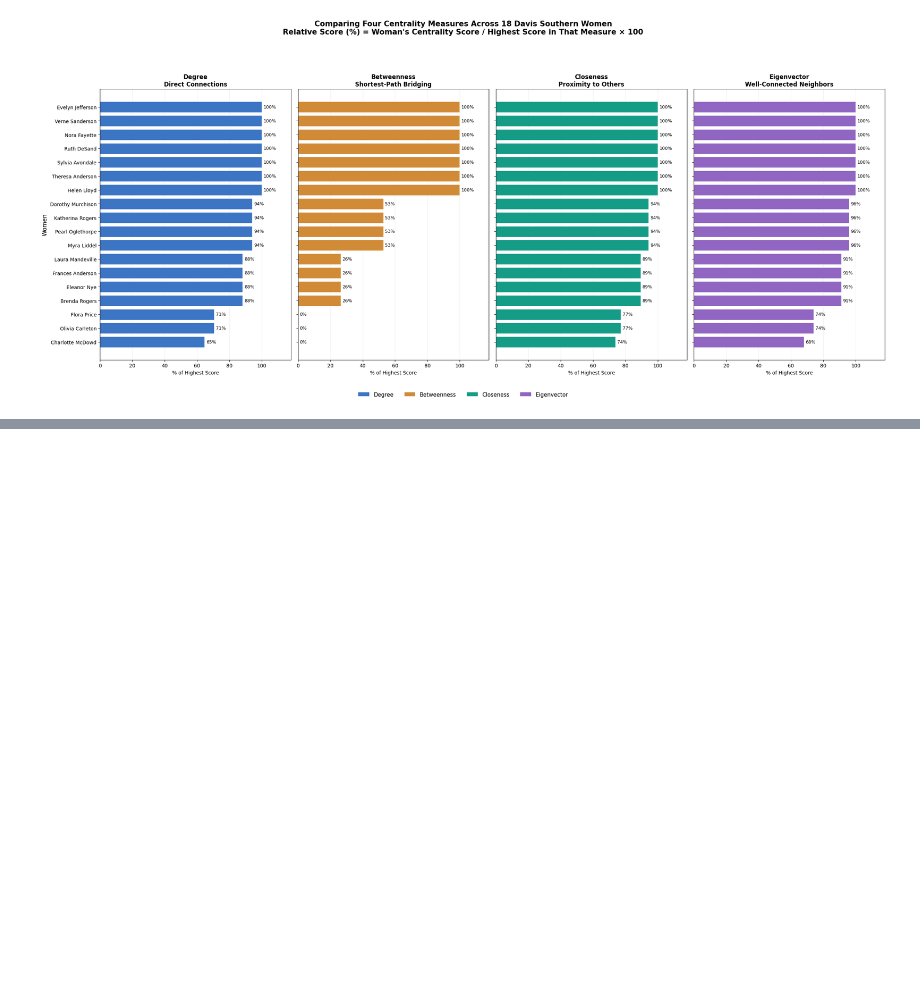
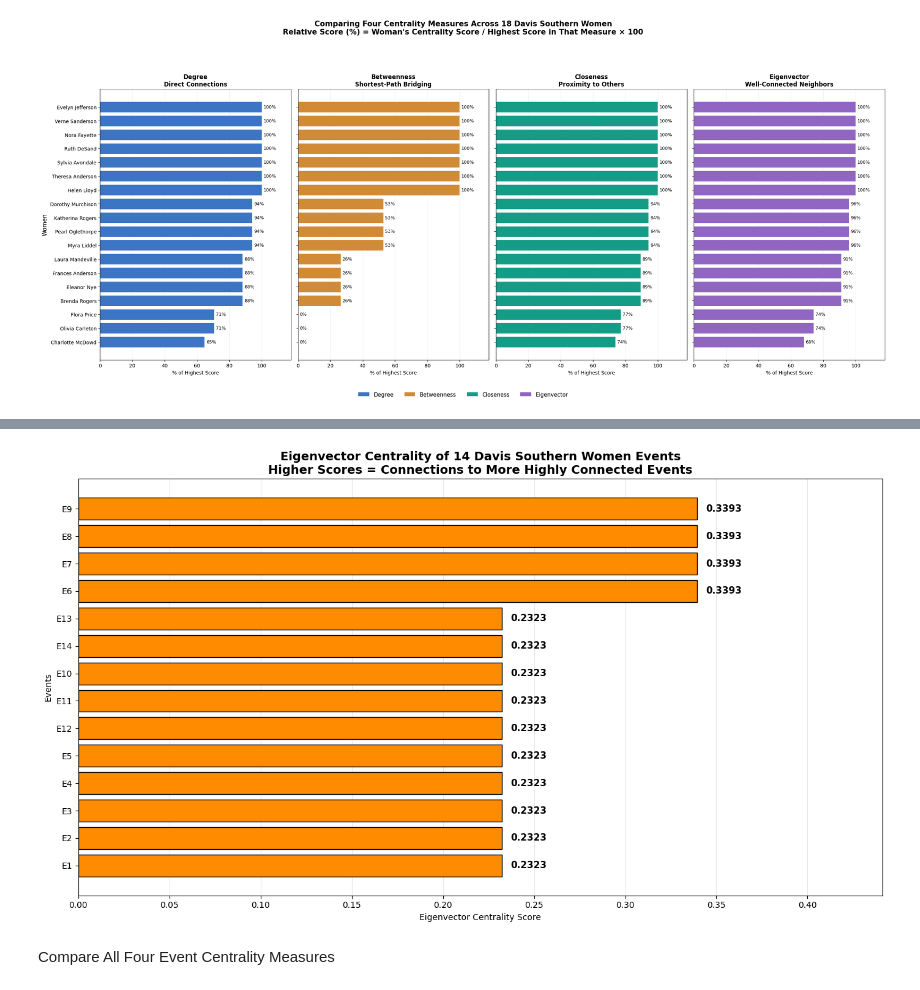
Before and after one commit to uzmabb182/Data_620_Web_Analytics, a Jupyter notebook: Week 6/Week_6_Assignment.ipynb, the cells around one changed output, grey strips where cells are left out. Saved outputs shown, nothing was run; the diff lists cells and outputs as text; code cells hidden in the pictures; blank space fills up the shorter version.

```diff
--- a/Week 6/Week_6_Assignment.ipynb
+++ b/Week 6/Week_6_Assignment.ipynb
@@ -1406,0 +1893,71 @@ plt.show()
+# %%
+import networkx as nx
+import pandas as pd
+import matplotlib.pyplot as plt
+
+# 1. Calculate eigenvector centrality
+event_eigenvector = nx.eigenvector_centrality(
+    events_network,
+    max_iter=1000
+)
+
+# 2. Create DataFrame
+event_eigenvector_df = pd.DataFrame({
+    "Event": list(event_eigenvector.keys()),
+    "Eigenvector_Centrality": list(event_eigenvector.values())
+})
+
+# 3. Sort from lowest to highest
+plot_df = event_eigenvector_df.sort_values(
+    by="Eigenvector_Centrality",
+    ascending=True
+)
+
+# 4. Create horizontal bar chart
+fig, ax = plt.subplots(figsize=(14, 8))
+
+bars = ax.barh(
+    plot_df["Event"],
+    plot_df["Eigenvector_Centrality"],
+    color="darkorange",
+    edgecolor="black"
+)
+
+# 5. Label each bar with its actual score
+for bar in bars:
+
+    score = bar.get_width()
+
+    ax.text(
+        score + 0.005,
+        bar.get_y() + bar.get_height() / 2,
+        f"{score:.4f}",
+        va="center",
+        fontsize=11,
+        fontweight="bold"
+    )
+
+# 6. Descriptive title
+ax.set_title(
+    "Eigenvector Centrality of 14 Davis Southern Women Events\n"
+    "Higher Scores = Connections to More Highly Connected Events",
+    fontsize=14,
+    fontweight="bold"
+)
+
+ax.set_xlabel("Eigenvector Centrality Score")
+ax.set_ylabel("Events")
+
+# Leave space for labels
+max_score = plot_df["Eigenvector_Centrality"].max()
+ax.set_xlim(0, max_score * 1.3)
+
+ax.grid(axis="x", alpha=0.3)
+ax.set_axisbelow(True)
+
+plt.tight_layout()
+plt.show()
+# %% [output]
+[figure, added]
+# %% [markdown]
+Compare All Four Event Centrality Measures
```
Also changed, not shown: parts of 35 cells of this notebook.
